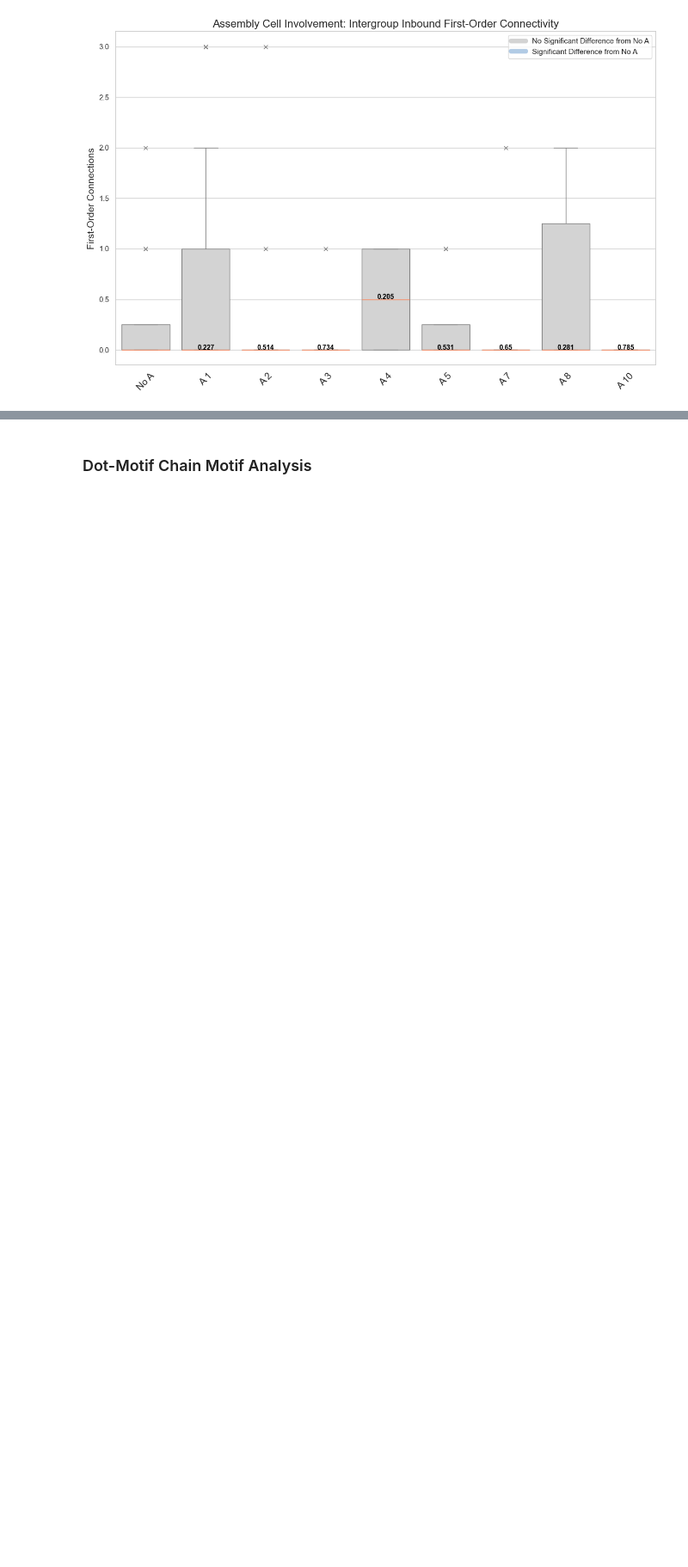
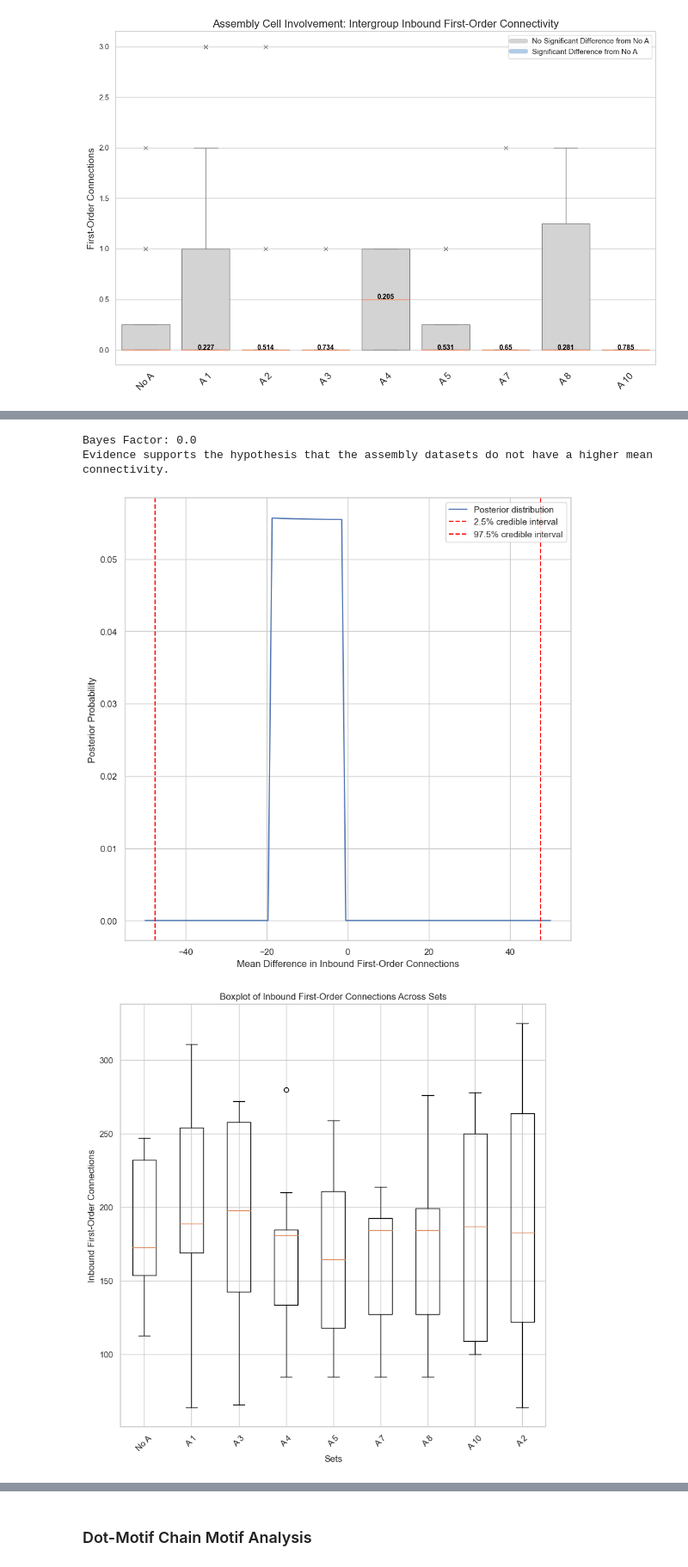
Before and after one commit to Jawagnercarena/Assembly_Organization, a Jupyter notebook: AssemblyPaperFigures/FigureCode/Figure5/Figure5.ipynb, the cells around one changed output, grey strips where cells are left out. Shown at 86% size. Saved outputs shown, nothing was run; the diff lists cells and outputs as text; code cells hidden in the pictures; blank space fills up the shorter version.

```diff
--- a/AssemblyPaperFigures/FigureCode/Figure5/Figure5.ipynb
+++ b/AssemblyPaperFigures/FigureCode/Figure5/Figure5.ipynb
@@ -523,0 +669,7 @@ No Empirical Testing Performed. Assembly A 15 has less than 5 coregistered cells
+# %%
+bayesian_hypothesis_group_testing(inbound_first_order_connections, "Inbound")
+# %% [output]
+Bayes Factor: 0.0
+Evidence supports the hypothesis that the assembly datasets do not have a higher mean connectivity.
+[figure, added]
+[figure, added]
```
Also changed, not shown: parts of 7 cells of this notebook, 4 other files.
